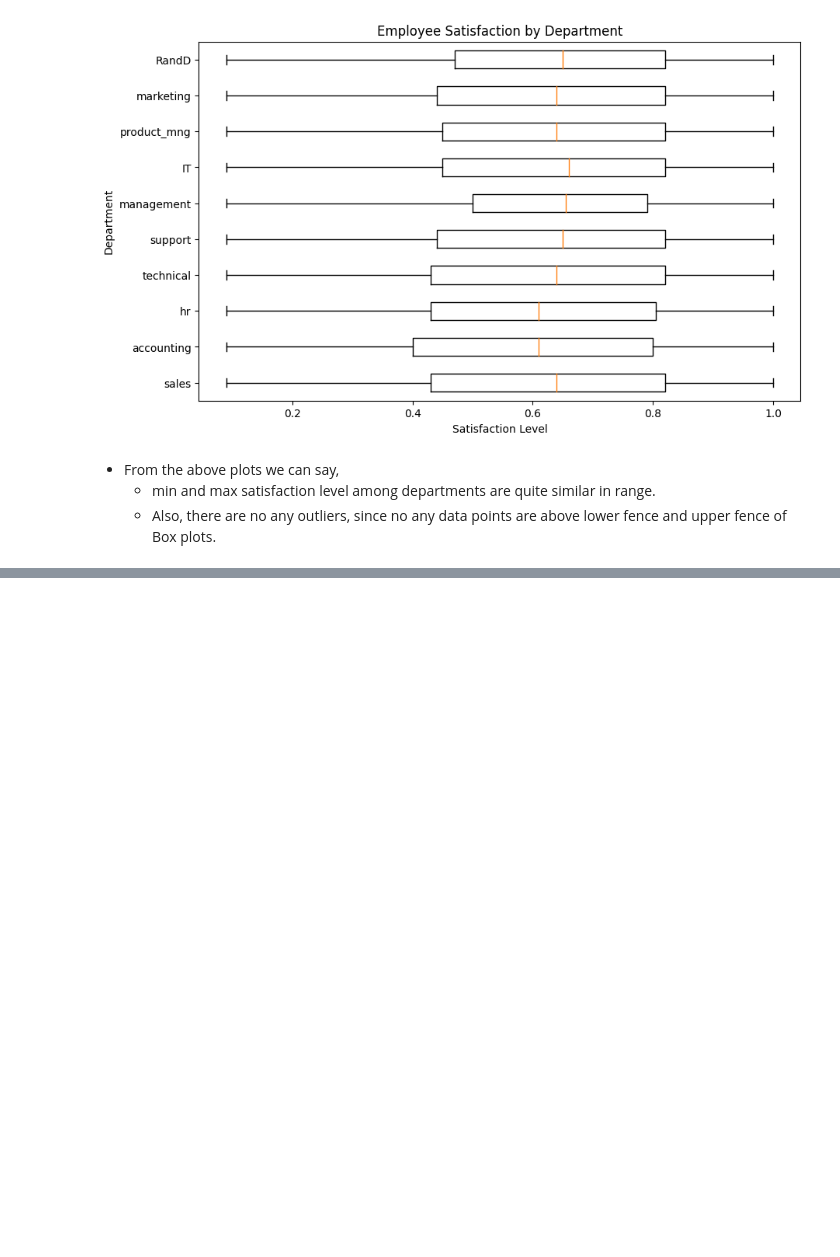
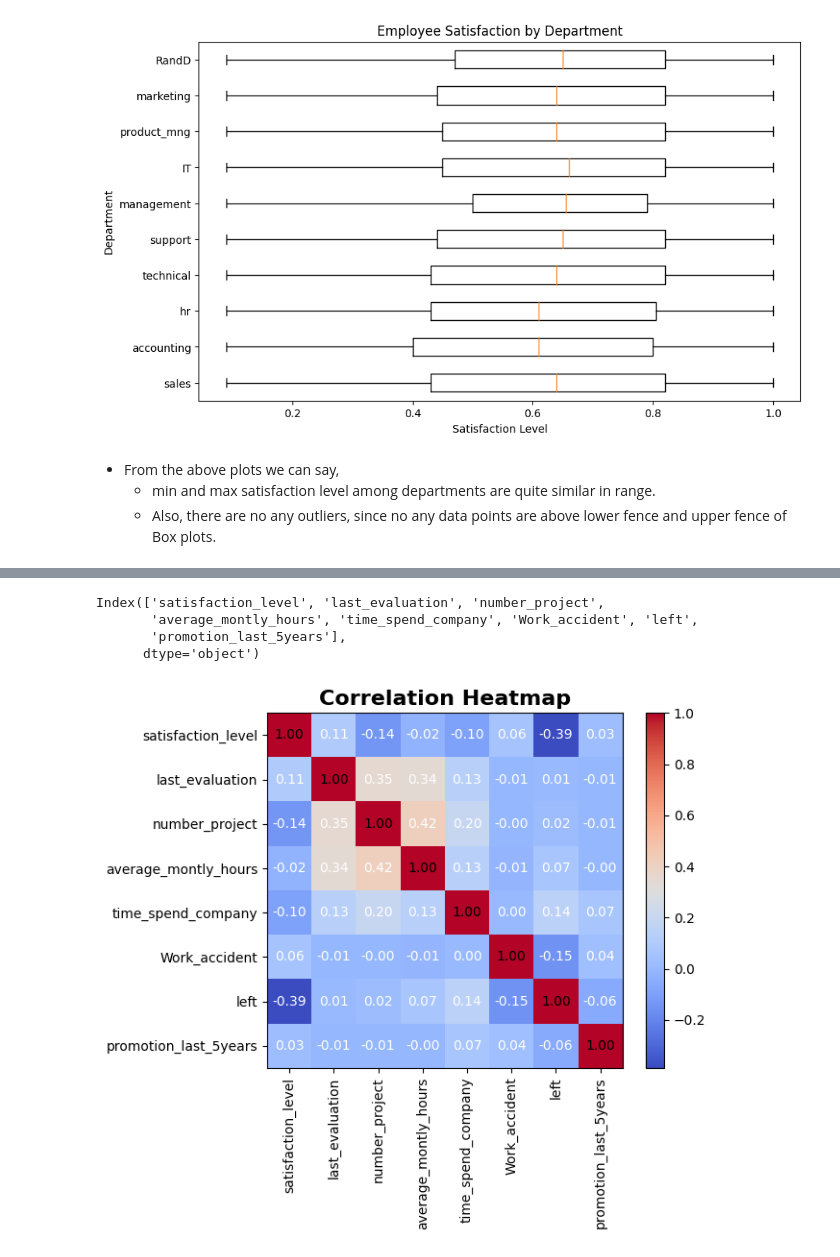
Before and after one commit to thapaliya123/Data-Science-Journey, a Jupyter notebook: DS/05-Matplotlib/visualization.ipynb, the cells around one changed output, grey strips where cells are left out. Cells and saved outputs as stored; diff of their text form; code cells hidden in the pictures; blank space fills up the shorter version.

```diff
--- a/DS/05-Matplotlib/visualization.ipynb
+++ b/DS/05-Matplotlib/visualization.ipynb
@@ -370,0 +413,7 @@ plt.show()
+# %%
+# get correlation matrix
+# Hint: df.corr()
+
+correlation_matrix = df_hr.corr()
+
+correlation_matrix
@@ -370,0 +430,35 @@ plt.show()
+# %%
+correlation_matrix.columns
+# %% [output]
+Index(['satisfaction_level', 'last_evaluation', 'number_project',
+       'average_montly_hours', 'time_spend_company', 'Work_accident', 'left',
+       'promotion_last_5years'],
+      dtype='object')
+# %%
+# Create Heatmap of Correlation Matrix
+heatmap = plt.imshow(correlation_matrix, cmap='coolwarm')
+plt.title('Correlation Heatmap', fontsize=16, fontweight='bold')
+
+# Add annotations
+# using nested loops and text() function from matplotlib
+for i in range(correlation_matrix.shape[0]):
+    for j in range(correlation_matrix.shape[1]):
+        # plt.text(j, i, f'{correlation_matrix.iloc[i, j]:.2f}', ha='center', va='center', color='white' if correlation_matrix.iloc[i, j] < 0.5 else 'black')
+        plt.text(j, i,
+                f"{correlation_matrix.iloc[i, j]:.2f}",
+                ha='center',
+                va='center',
+                color='white' if correlation_matrix.iloc[i, j] < 0.5 else 'black')
+
+
+# define colorbar to interpret color range
+plt.colorbar(heatmap)
+
+# add xticks and yticks
+# to redefine xticks label and yticks label with column names
+plt.xticks(range(len(correlation_matrix.columns)), correlation_matrix.columns, rotation=90)
+plt.yticks(range(len(correlation_matrix.columns)), correlation_matrix.columns)
+
+plt.show()
+# %% [output]
+[figure, added]
```
Also changed, not shown: parts of 8 cells of this notebook.
